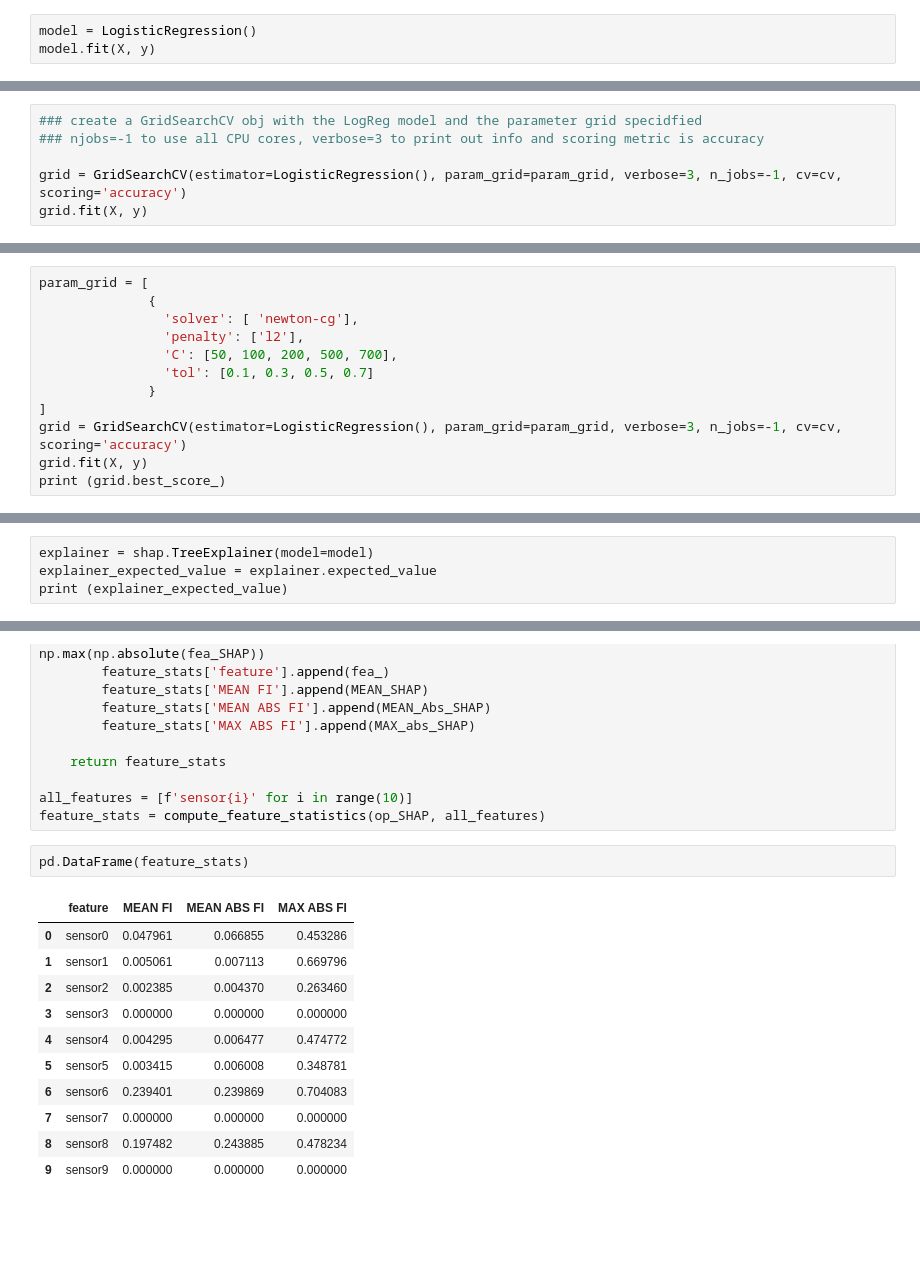
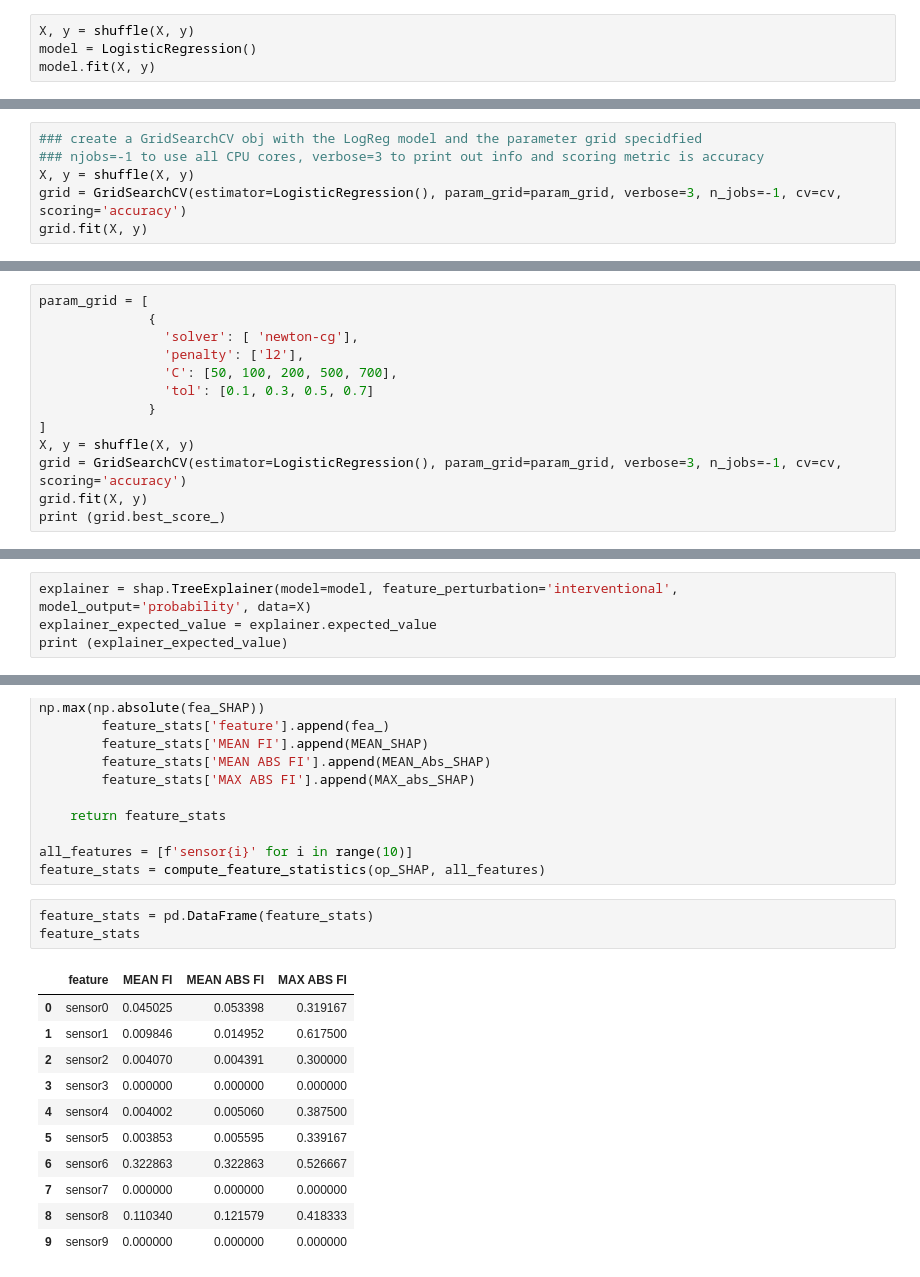
Before and after one commit to ShaunakSen/Data-Science-and-Machine-Learning, a Jupyter notebook: SmartSteelTech_Challenge.ipynb, the cells around one changed output, grey strips where cells are left out. Cells and saved outputs as stored; diff of their text form; blank space fills up the shorter version.

```diff
--- a/SmartSteelTech_Challenge.ipynb
+++ b/SmartSteelTech_Challenge.ipynb
@@ -517,6 +522,7 @@ Even though we decided tree based models would do a good job at separating the c
 # %% [markdown]
 Let us first fit a Logistic Regression model with the deault parameters on the full data and check the training accuracy
 # %%
+X, y = shuffle(X, y)
 model = LogisticRegression()
 model.fit(X, y)
 # %% [output]
@@ -573,7 +579,7 @@ cv = [(slice(None), slice(None))] ### credits: https://www.semicolonworld.com/qu
 # %%
 ### create a GridSearchCV obj with the LogReg model and the parameter grid specidfied
 ### njobs=-1 to use all CPU cores, verbose=3 to print out info and scoring metric is accuracy
-
+X, y = shuffle(X, y)
 grid = GridSearchCV(estimator=LogisticRegression(), param_grid=param_grid, verbose=3, n_jobs=-1, cv=cv, scoring='accuracy')
 grid.fit(X, y)
 # %% [output]
@@ -625,6 +631,7 @@ param_grid = [
                 'tol': [0.1, 0.3, 0.5, 0.7]
               }
 ]
+X, y = shuffle(X, y)
 grid = GridSearchCV(estimator=LogisticRegression(), param_grid=param_grid, verbose=3, n_jobs=-1, cv=cv, scoring='accuracy')
 grid.fit(X, y)
 print (grid.best_score_)
@@ -710,7 +715,7 @@ model.get_depth()
 # %% [output]
 6
 # %%
-explainer = shap.TreeExplainer(model=model)
+explainer = shap.TreeExplainer(model=model, feature_perturbation='interventional', model_output='probability', data=X)
 explainer_expected_value = explainer.expected_value
 print (explainer_expected_value)
 # %% [output]
@@ -818,16 +823,17 @@ def compute_feature_statistics(SHAP_values, feature_names):
 all_features = [f'sensor{i}' for i in range(10)]
 feature_stats = compute_feature_statistics(op_SHAP, all_features)
 # %%
-pd.DataFrame(feature_stats)
+feature_stats = pd.DataFrame(feature_stats)
+feature_stats
 # %% [output]
 |  | feature | MEAN FI | MEAN ABS FI | MAX ABS FI |
-| 0 | sensor0 | 0.047961 | 0.066855 | 0.453286 |
-| 1 | sensor1 | 0.005061 | 0.007113 | 0.669796 |
-| 2 | sensor2 | 0.002385 | 0.004370 | 0.263460 |
+| 0 | sensor0 | 0.045025 | 0.053398 | 0.319167 |
+| 1 | sensor1 | 0.009846 | 0.014952 | 0.617500 |
+| 2 | sensor2 | 0.004070 | 0.004391 | 0.300000 |
 | 3 | sensor3 | 0.000000 | 0.000000 | 0.000000 |
-| 4 | sensor4 | 0.004295 | 0.006477 | 0.474772 |
-| 5 | sensor5 | 0.003415 | 0.006008 | 0.348781 |
-| 6 | sensor6 | 0.239401 | 0.239869 | 0.704083 |
+| 4 | sensor4 | 0.004002 | 0.005060 | 0.387500 |
+| 5 | sensor5 | 0.003853 | 0.005595 | 0.339167 |
+| 6 | sensor6 | 0.322863 | 0.322863 | 0.526667 |
 | 7 | sensor7 | 0.000000 | 0.000000 | 0.000000 |
-| 8 | sensor8 | 0.197482 | 0.243885 | 0.478234 |
+| 8 | sensor8 | 0.110340 | 0.121579 | 0.418333 |
 | 9 | sensor9 | 0.000000 | 0.000000 | 0.000000 |
```
Also changed, not shown: parts of 29 cells of this notebook.
